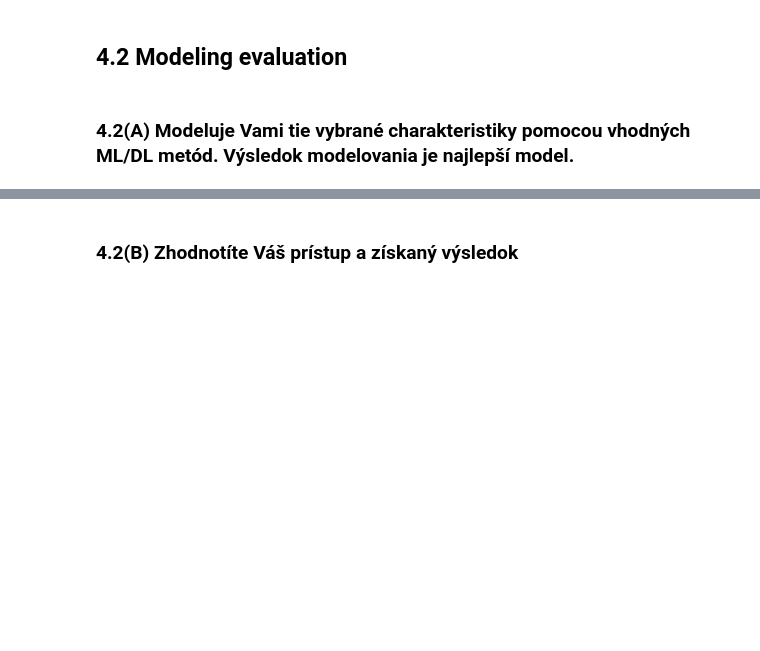
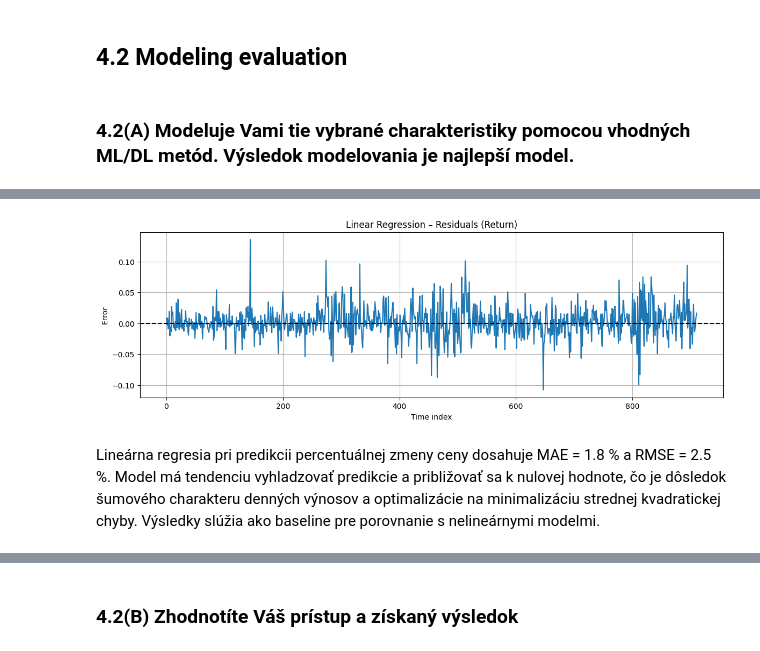
Before and after one commit to nikolasknapik/IAU_project, a Jupyter notebook: QUEST/quest.ipynb, the cells around one changed output, grey strips where cells are left out. Drawn from its saved outputs; the diff is of its cells as text; code cells hidden in the pictures; blank space fills up the shorter version.

```diff
--- a/QUEST/quest.ipynb
+++ b/QUEST/quest.ipynb
@@ -239,0 +344,16 @@ Boosting modely patria medzi najúčinnejšie metódy pre tieto dáta. vedia sa
+# %%
+residuals_lr = y_test.values - y_pred_lr
+
+plt.figure(figsize=(14,4))
+plt.plot(residuals_lr)
+plt.axhline(0, linestyle="--", color="black")
+
+plt.title("Linear Regression – Residuals (Return)")
+plt.xlabel("Time index")
+plt.ylabel("Error")
+plt.grid(True)
+plt.show()
+# %% [output]
+[figure, added]
+# %% [markdown]
+Lineárna regresia pri predikcii percentuálnej zmeny ceny dosahuje MAE = 1.8 % a RMSE = 2.5 %. Model má tendenciu vyhladzovať predikcie a približovať sa k nulovej hodnote, čo je dôsledok šumového charakteru denných výnosov a optimalizácie na minimalizáciu strednej kvadratickej chyby. Výsledky slúžia ako baseline pre porovnanie s nelineárnymi modelmi.
```
Also changed, not shown: parts of 24 cells of this notebook, 8 other files.
